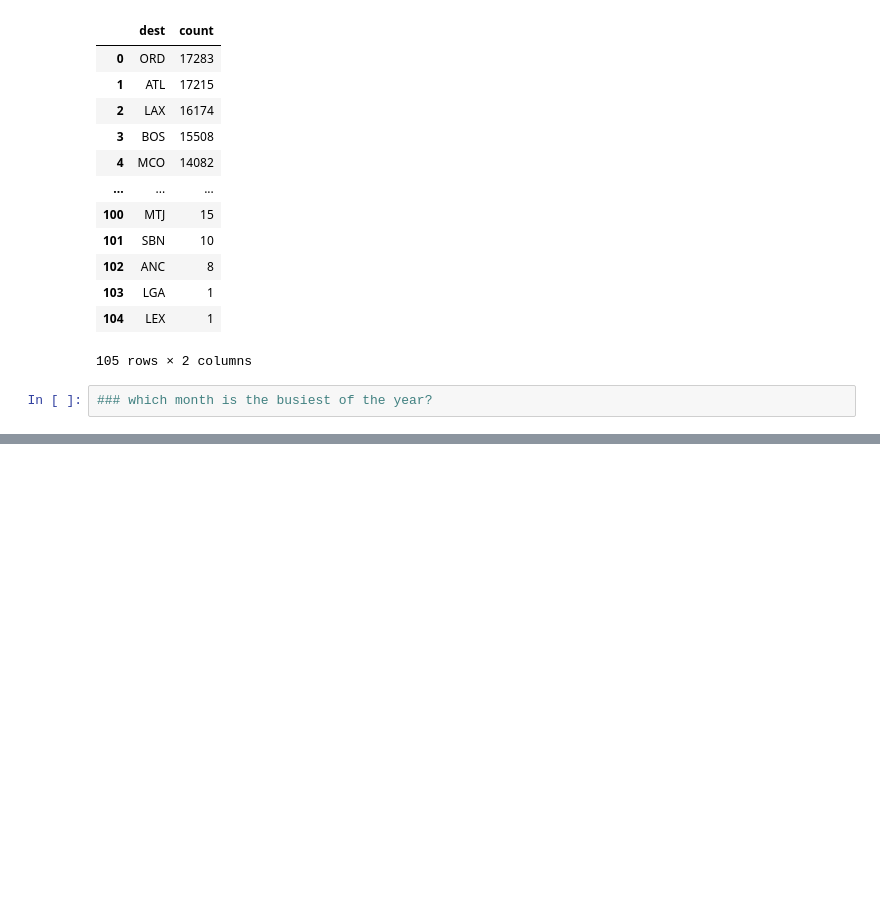
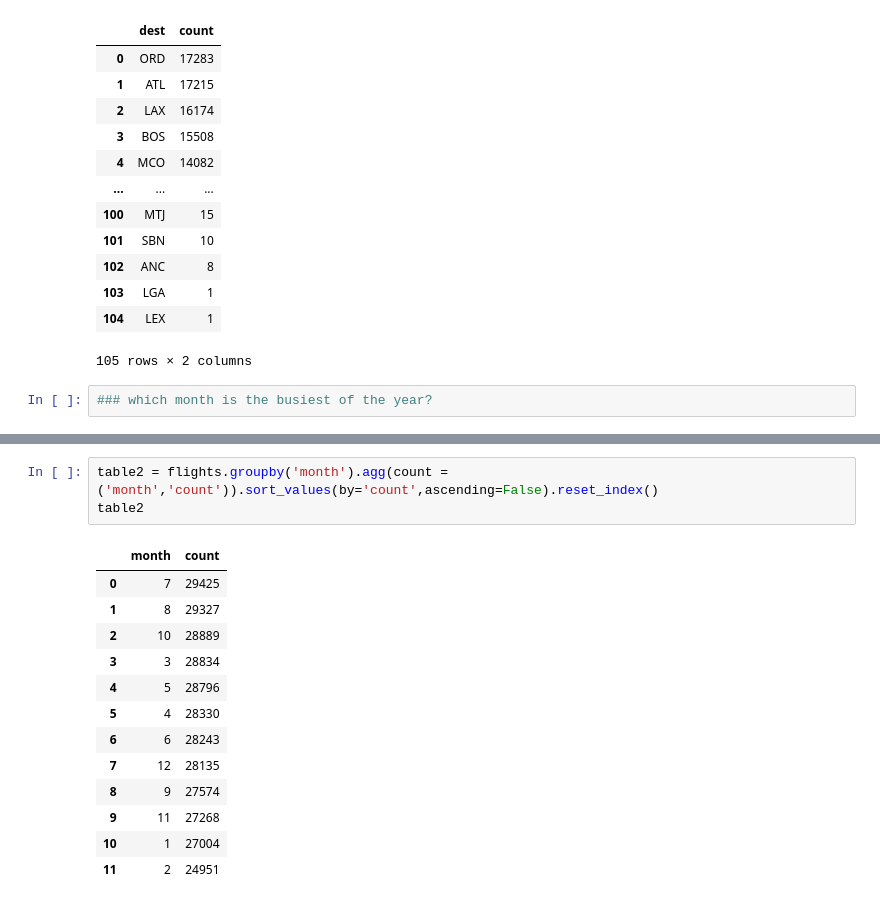
Before and after one commit to Abhishekmengi/Python-Revision, a Jupyter notebook: Manipulation Dataset.ipynb, the cells around one changed output, grey strips where cells are left out. Drawn from its saved outputs; the diff is of its cells as text; blank space fills up the shorter version.

```diff
--- a/Manipulation Dataset.ipynb
+++ b/Manipulation Dataset.ipynb
@@ -133,0 +142,17 @@ table1
+# %%
+table2 = flights.groupby('month').agg(count = ('month','count')).sort_values(by='count',ascending=False).reset_index()
+table2
+# %% [output]
+|  | month | count |
+| 0 | 7 | 29425 |
+| 1 | 8 | 29327 |
+| 2 | 10 | 28889 |
+| 3 | 3 | 28834 |
+| 4 | 5 | 28796 |
+| 5 | 4 | 28330 |
+| 6 | 6 | 28243 |
+| 7 | 12 | 28135 |
+| 8 | 9 | 27574 |
+| 9 | 11 | 27268 |
+| 10 | 1 | 27004 |
+| 11 | 2 | 24951 |
```
Also changed, not shown: parts of 12 cells of this notebook.
